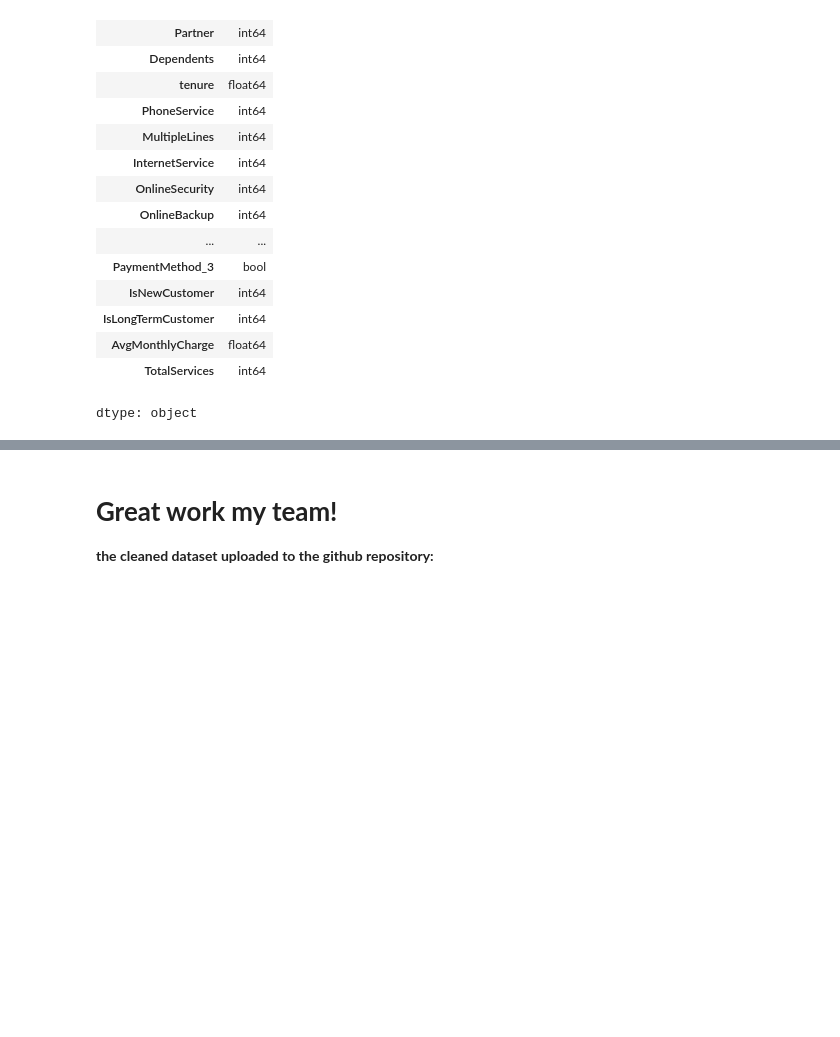
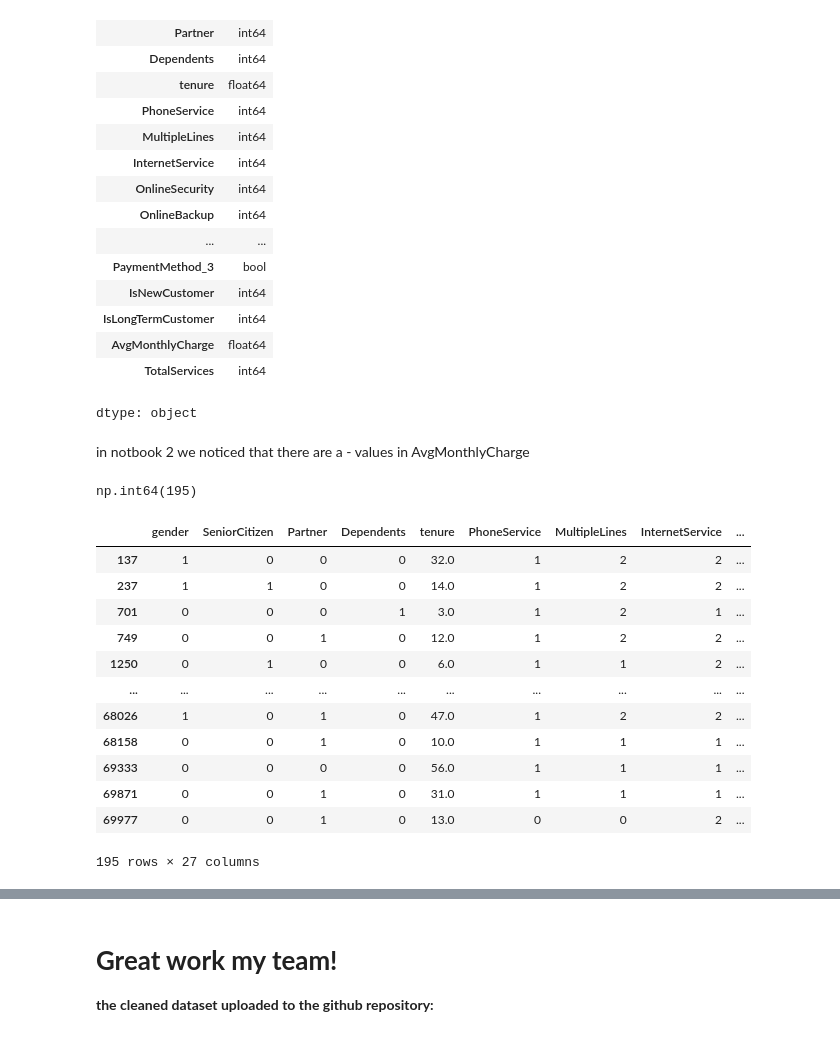
Before and after one commit to linda-bsharat/telco-customer-churn-prediction, a Jupyter notebook: notebooks/01_data_cleaning_and_eda.ipynb, the cells around one changed output, grey strips where cells are left out. Saved outputs shown, nothing was run; the diff lists cells and outputs as text; code cells hidden in the pictures; blank space fills up the shorter version.

Commit message:
solved the negative value in AvgMonthlyCharge

```diff
--- a/notebooks/01_data_cleaning_and_eda.ipynb
+++ b/notebooks/01_data_cleaning_and_eda.ipynb
@@ -912,3 +912,25 @@ df.dtypes
 | AvgMonthlyCharge | float64 |
 | TotalServices | int64 |
 dtype: object
+# %% [markdown]
+in notbook 2 we noticed that there are a - values in AvgMonthlyCharge
+# %%
+(df["AvgMonthlyCharge"] < 0).sum()
+# %% [output]
+np.int64(195)
+# %%
+df[df["AvgMonthlyCharge"] < 0]
+# %% [output]
+|  | gender | SeniorCitizen | Partner | Dependents | tenure | PhoneService | MultipleLines | InternetService | ... |
+| 137 | 1 | 0 | 0 | 0 | 32.0 | 1 | 2 | 2 | ... |
+| 237 | 1 | 1 | 0 | 0 | 14.0 | 1 | 2 | 2 | ... |
+| 701 | 0 | 0 | 0 | 1 | 3.0 | 1 | 2 | 1 | ... |
+| 749 | 0 | 0 | 1 | 0 | 12.0 | 1 | 2 | 2 | ... |
+| 1250 | 0 | 1 | 0 | 0 | 6.0 | 1 | 1 | 2 | ... |
+| ... | ... | ... | ... | ... | ... | ... | ... | ... | ... |
+| 68026 | 1 | 0 | 1 | 0 | 47.0 | 1 | 2 | 2 | ... |
+| 68158 | 0 | 0 | 1 | 0 | 10.0 | 1 | 1 | 1 | ... |
+| 69333 | 0 | 0 | 0 | 0 | 56.0 | 1 | 1 | 1 | ... |
+| 69871 | 0 | 0 | 1 | 0 | 31.0 | 1 | 1 | 1 | ... |
+| 69977 | 0 | 0 | 1 | 0 | 13.0 | 0 | 0 | 2 | ... |
+195 rows × 27 columns
```
Also changed, not shown: parts of 6 cells of this notebook.
